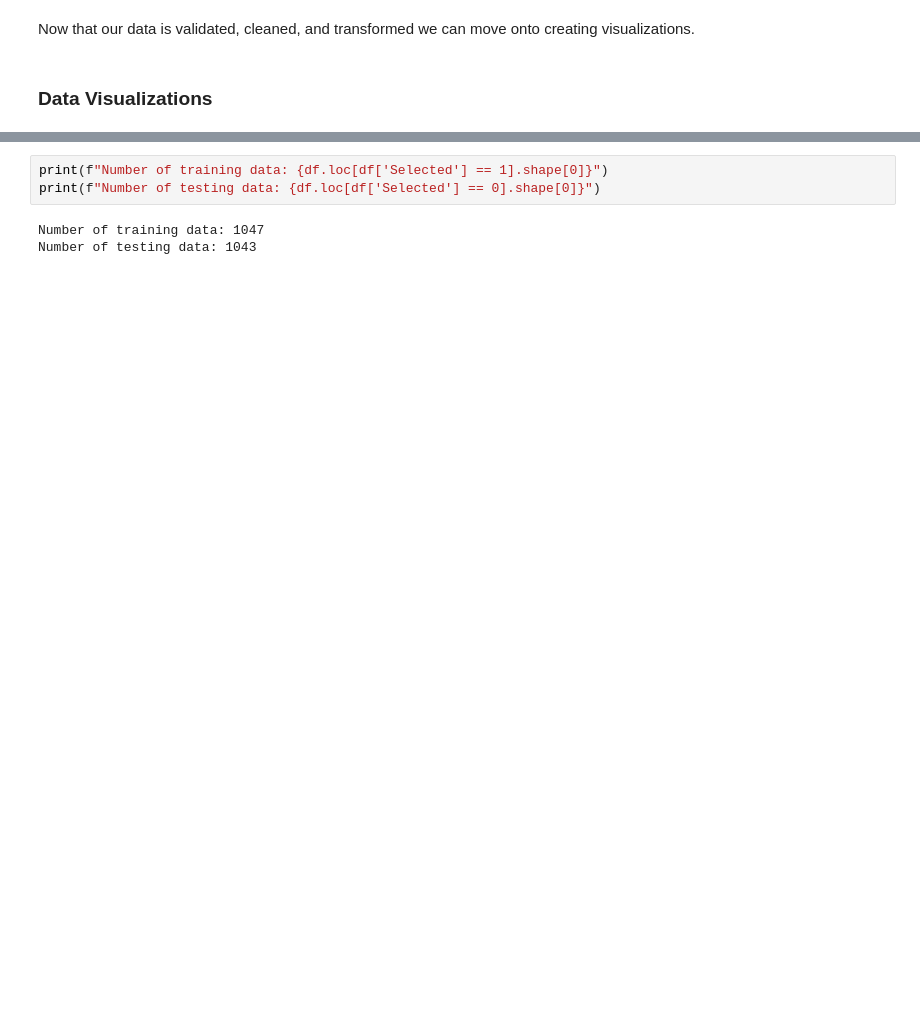
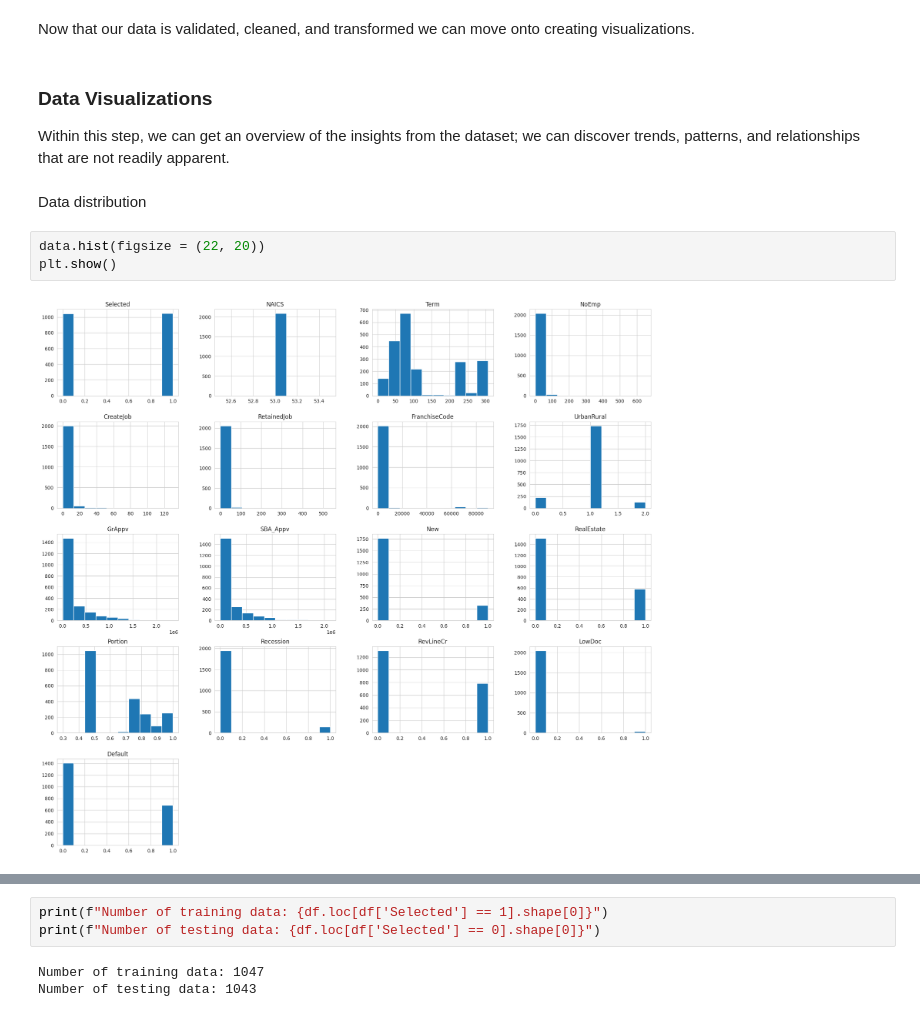
Before and after one commit to fdeiab/image-repo, a Jupyter notebook: Loan_Default_Predicition.ipynb, the cells around one changed output, grey strips where cells are left out. Cells and saved outputs as stored; diff of their text form; blank space fills up the shorter version.

```diff
--- a/Loan_Default_Predicition.ipynb
+++ b/Loan_Default_Predicition.ipynb
@@ -313,4 +358,13 @@ LowDoc Values [0 1]
 # %% [markdown]
 Now that our data is validated, cleaned, and transformed we can move onto creating visualizations.
-# %% [markdown]
-### Data Visualizations
+# %% [markdown]
+### Data Visualizations
+
+Within this step, we can get an overview of the insights from the dataset; we can discover trends, patterns, and relationships that are not readily apparent.
+# %% [markdown]
+Data distribution
+# %%
+data.hist(figsize = (22, 20))
+plt.show()
+# %% [output]
+[figure, added]
```
Also changed, not shown: parts of 16 cells of this notebook.
